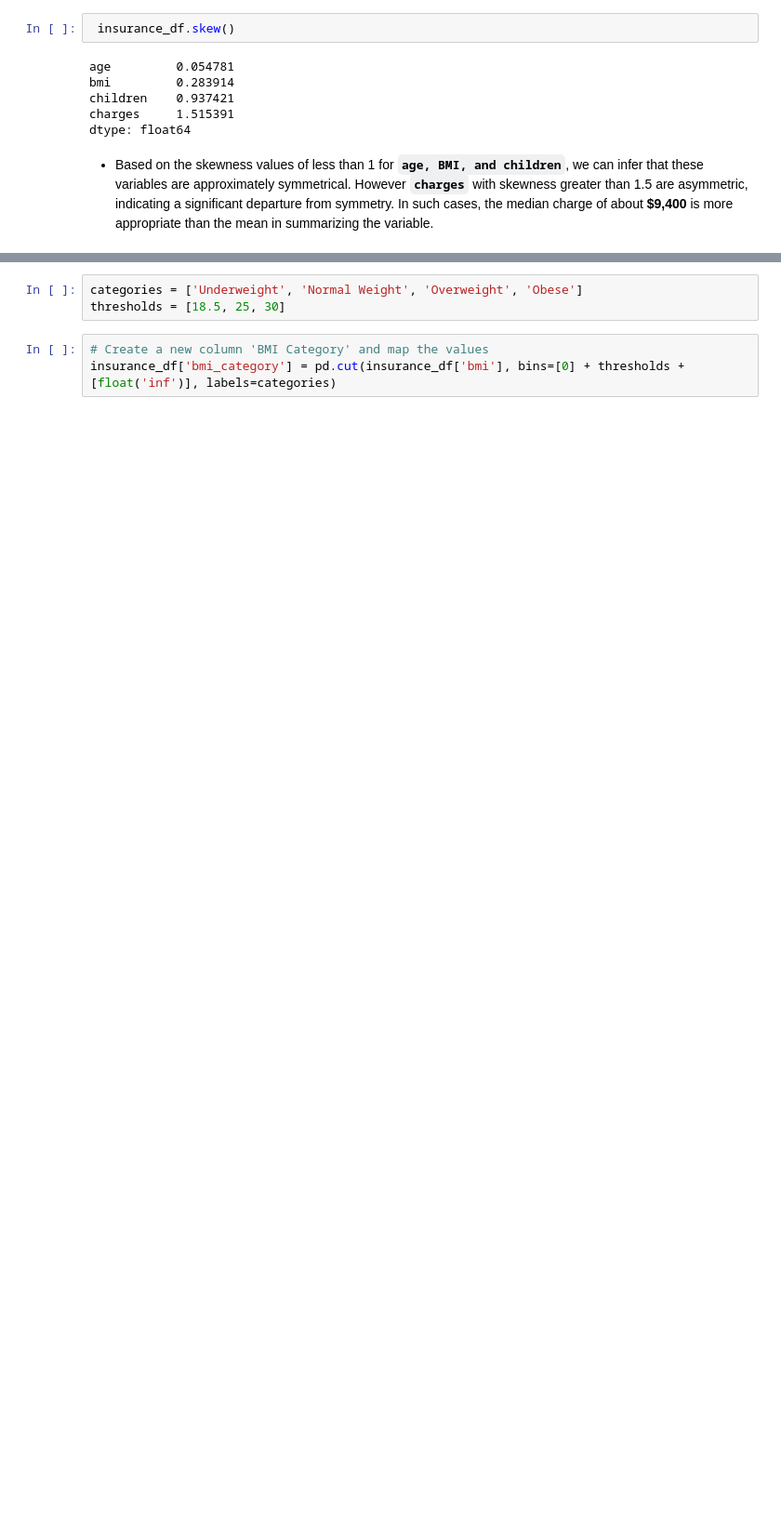
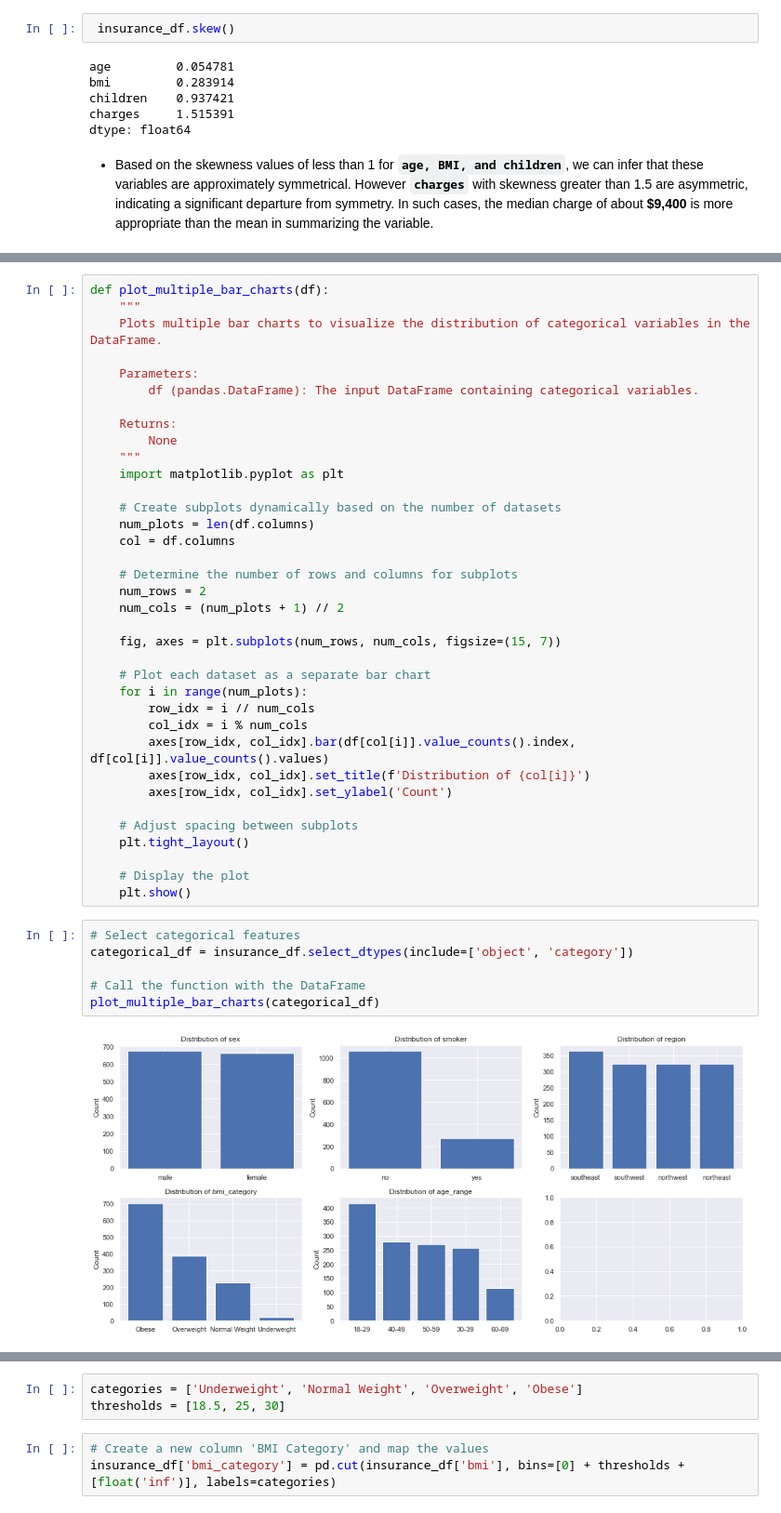
Before and after one commit to BuhariS/insurance_claim_prediction, a Jupyter notebook: insurance_claim.ipynb, the cells around one changed output, grey strips where cells are left out. Shown: that part at 93% size. Cells and saved outputs as stored; diff of their text form; blank space fills up the shorter version.

```diff
--- a/insurance_claim.ipynb
+++ b/insurance_claim.ipynb
@@ -318,0 +363,44 @@ Feature Engineering
+# %%
+def plot_multiple_bar_charts(df):
+    """
+    Plots multiple bar charts to visualize the distribution of categorical variables in the DataFrame.
+
+    Parameters:
+        df (pandas.DataFrame): The input DataFrame containing categorical variables.
+
+    Returns:
+        None
+    """
+    import matplotlib.pyplot as plt
+
+    # Create subplots dynamically based on the number of datasets
+    num_plots = len(df.columns)
+    col = df.columns
+
+    # Determine the number of rows and columns for subplots
+    num_rows = 2
+    num_cols = (num_plots + 1) // 2
+
+    fig, axes = plt.subplots(num_rows, num_cols, figsize=(15, 7))
+
+    # Plot each dataset as a separate bar chart
+    for i in range(num_plots):
+        row_idx = i // num_cols
+        col_idx = i % num_cols
+        axes[row_idx, col_idx].bar(df[col[i]].value_counts().index, df[col[i]].value_counts().values)
+        axes[row_idx, col_idx].set_title(f'Distribution of {col[i]}')
+        axes[row_idx, col_idx].set_ylabel('Count')
+
+    # Adjust spacing between subplots
+    plt.tight_layout()
+
+    # Display the plot
+    plt.show()
+# %%
+# Select categorical features
+categorical_df = insurance_df.select_dtypes(include=['object', 'category'])
+
+# Call the function with the DataFrame
+plot_multiple_bar_charts(categorical_df)
+# %% [output]
+[figure, added]
```
Also changed, not shown: parts of 31 cells of this notebook.
